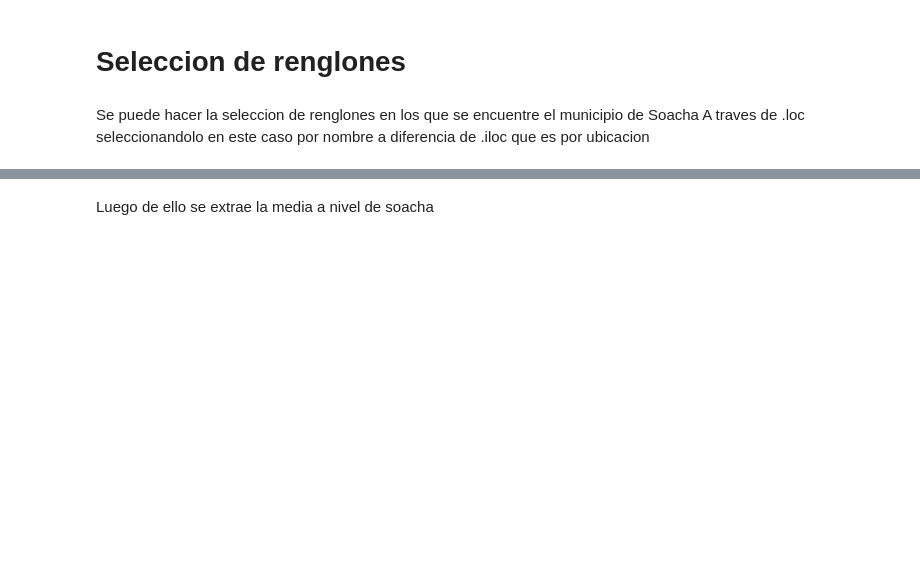
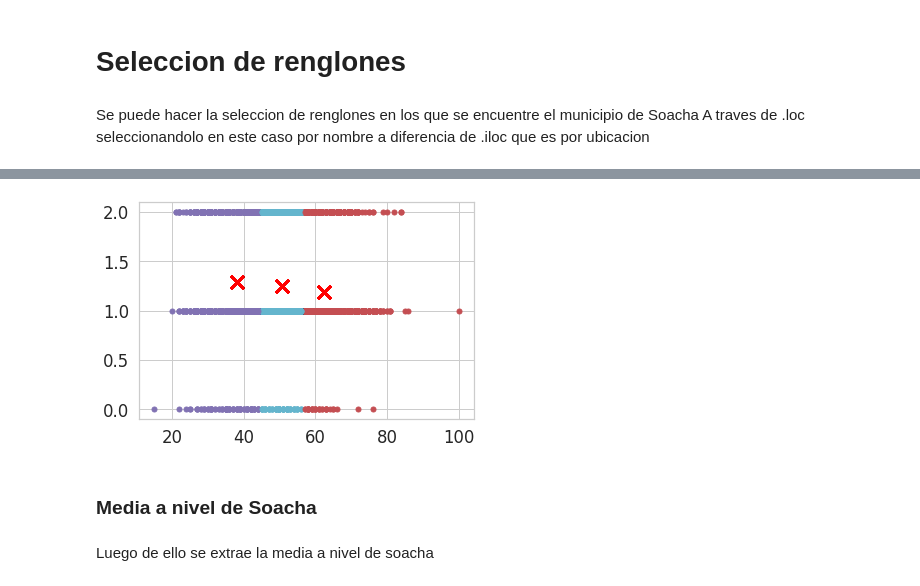
Before and after one commit to ygalindofor/Pruebas-saber-11-edicion-2018-, a Jupyter notebook: pruebassaber11.ipynb, the cells around one changed output, grey strips where cells are left out. Cells and saved outputs as stored; diff of their text form; code cells hidden in the pictures; blank space fills up the shorter version.

```diff
--- a/pruebassaber11.ipynb
+++ b/pruebassaber11.ipynb
@@ -115,0 +115,9 @@ pruebasSaber11_df_s.head(10)
+# %%
+df['FAMI_TIENECOMPUTADOR'] = df['FAMI_TIENECOMPUTADOR'].replace('Si',1).replace('No',2).replace('-',0)
+df = pd.DataFrame(pruebasSaber11_df_s)
+
+x = df['PUNT_MATEMATICAS'].values
+y = df['FAMI_TIENECOMPUTADOR'].values
+# %%
+X = np.array(list(zip(x,y)))
+print(X)
@@ -116,3 +132,19 @@ pruebasSaber11_df_s.head(10)
+# %%
+kmeans = KMeans(n_clusters=3)
+kmeans = kmeans.fit(X)
+labels = kmeans.predict(X)
+centroids = kmeans.cluster_centers_
+# %%
+colors = ["m. ", "r. ", "c. ", "y. ", "b. "]
+# %%
+for i in range (len(X)):
+  #print("Coordena: ", X[i], "Label: ", labels[i])
+  plt.plot(X[i][0], X[i][1], colors[labels[i]], markersize=10)
+  plt.scatter(centroids[:, 0], centroids[:, 1], marker="x", s=150, linewidths=5, zorder=10, c='red')
+# %% [output]
+[figure, added]
+# %% [markdown]
+### Media a nivel de Soacha
 # %% [markdown]
 Luego de ello se extrae la media a nivel de soacha
 # %%
```
Also changed, not shown: parts of 31 cells of this notebook.
